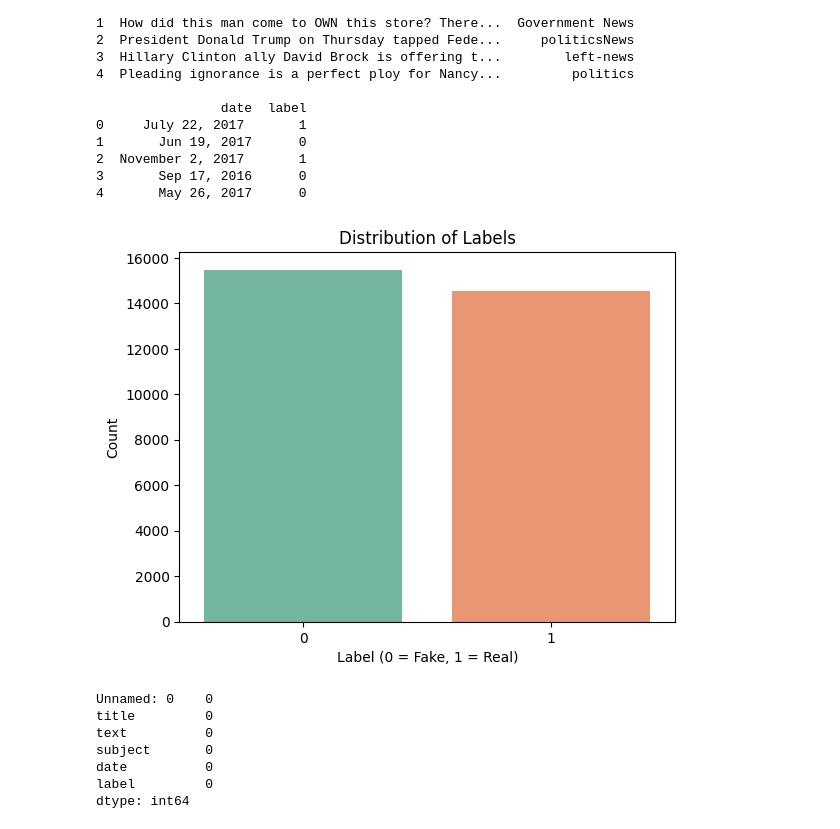
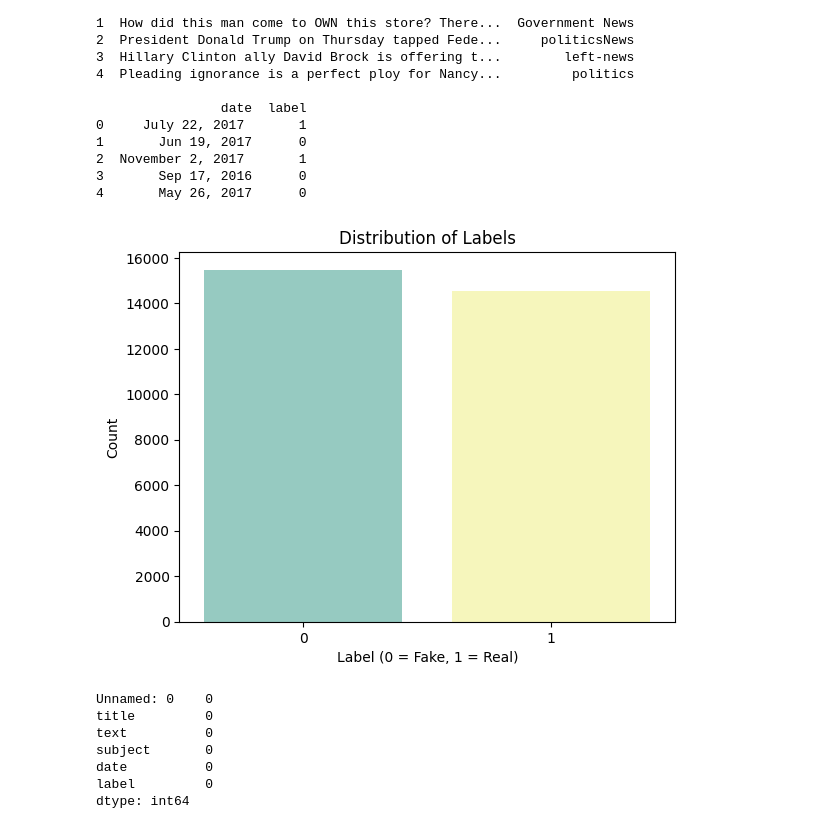
Before and after one commit to idamodhar17/Team-Infinity-SSH-BHU, a Jupyter notebook: notebook/main.ipynb, the cells around one changed output. Cells and saved outputs as stored; diff of their text form; code cells hidden in the pictures.

```diff
--- a/notebook/main.ipynb
+++ b/notebook/main.ipynb
@@ -219,11 +219,11 @@ print(train_data.head())
 4       May 26, 2017      0
 # %%
 # Visualising train_data for the fake and real inputs
-sns.countplot(data=train_data, x='label', hue='label', palette='Set2', legend=False)
+sns.countplot(data=train_data, x='label', hue='label', palette='Set3', legend=False)
 plt.title('Distribution of Labels')
 plt.xlabel('Label (0 = Fake, 1 = Real)')
 plt.ylabel('Count')
 plt.show()
 # %% [output]
-[figure, old version]
+[figure, new version]
 # %%
```
Also changed, not shown: parts of 8 cells of this notebook, 10 other files.
